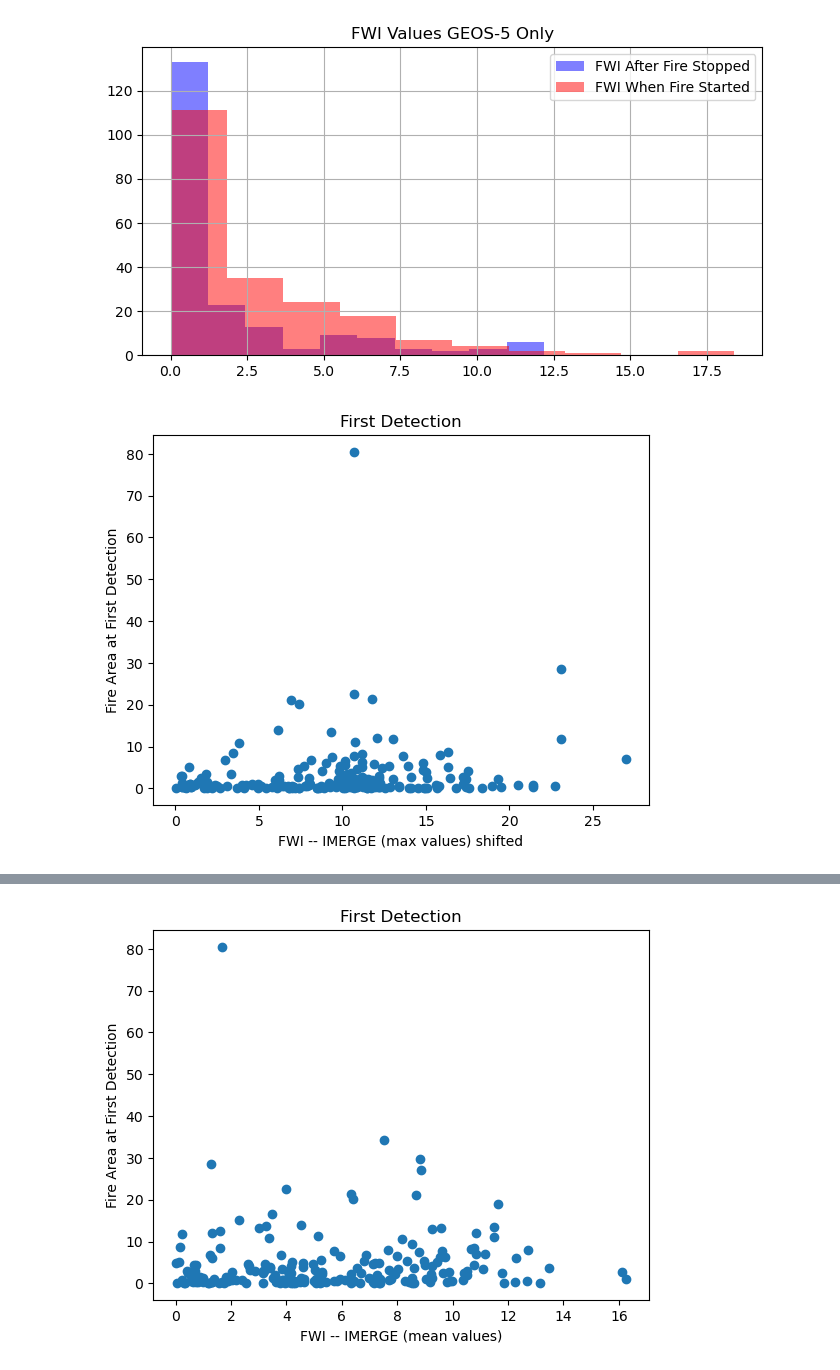
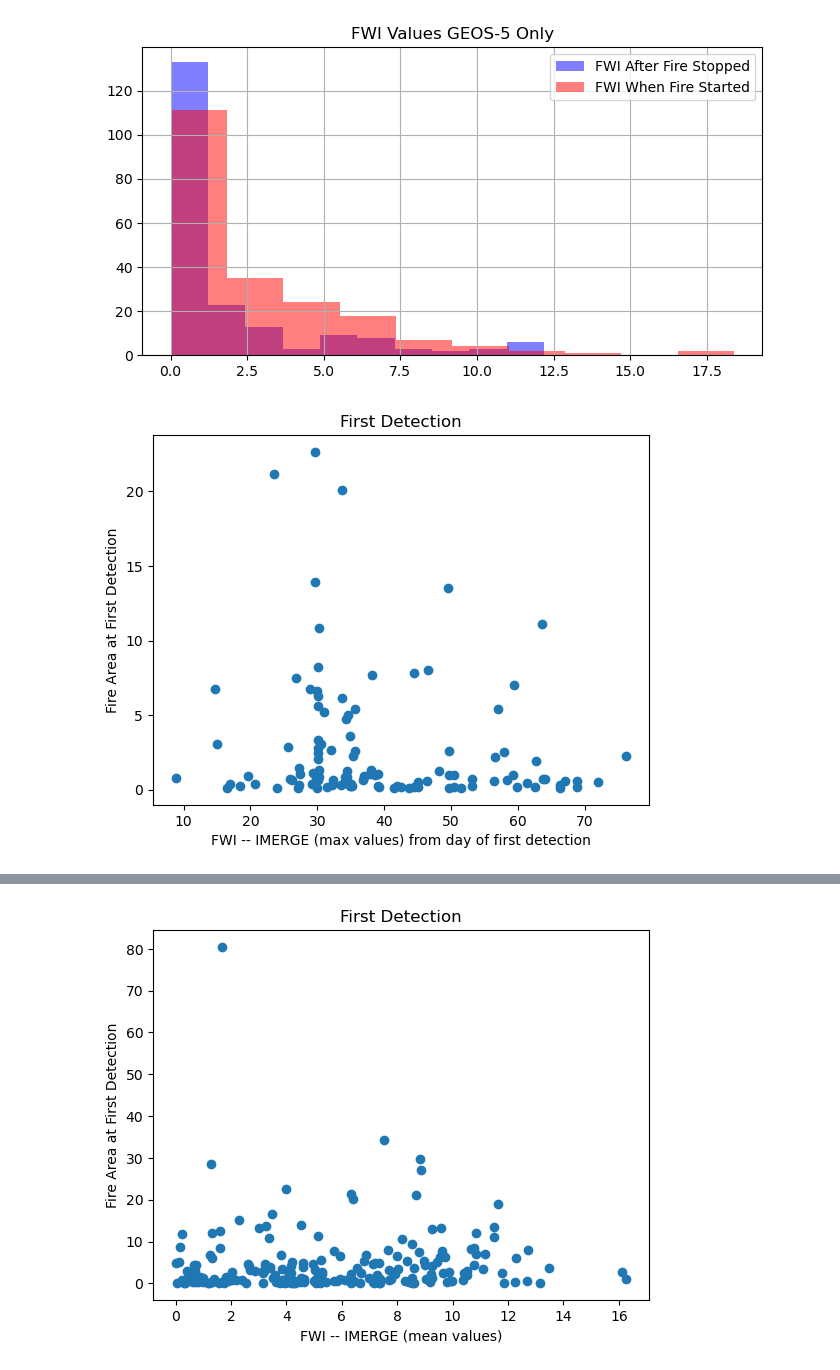
Before and after one commit to mccabete/fwiVis, a Jupyter notebook: notebooks/model_of_fireline_exploratory.ipynb, the cells around one changed output, grey strips where cells are left out. Drawn from its saved outputs; the diff is of its cells as text; code cells hidden in the pictures.

```diff
--- a/notebooks/model_of_fireline_exploratory.ipynb
+++ b/notebooks/model_of_fireline_exploratory.ipynb
@@ -675,18 +679,18 @@ plt.savefig(os.path.abspath("exploratory_figs/igs_vs_ext_hist_IMERGE.png"))
 plt.show()
 # %% [output]
 [figure]
-# %%
-post_fr_fl['GEOS-5.IMERGEARLY_shifted'] = post_fr_fl.groupby("fireID")['GEOS-5.IMERGEARLY'].shift(1)
-
-plt.scatter(post_fr_fl[post_fr_fl.is_ig == True]['GEOS-5.IMERGEARLY_shifted'], post_fr_fl[post_fr_fl.is_ig == True].farea)
-#post_fr[post_fr.is_ext == True]['FWI'].hist(color = "blue", alpha = 0.5, label = "FWI After Fire Stopped")
-#post_fr[post_fr.is_ig == True]['FWI'].hist(figsize=(8, 4), color = "red", alpha = 0.5, label = "FWI When Fire Started")
-#plt.legend()
-plt.ylabel("Fire Area at First Detection")
-plt.xlabel("FWI -- IMERGE (max values) shifted")
-plt.title("First Detection")
-# Display the plot
-#plt.savefig(os.path.abspath("exploratory_figs/igs_fwi_vs_farea_scatter_IMERGE.png"))
-plt.show()
-# %% [output]
-[figure, removed]
+# %%
+post_fr_fl['GEOS-5.IMERGEARLY_shifted'] = post_fr_fl.groupby("fireID")['GEOS-5.IMERGEARLY'].shift(1)
+
+plt.scatter(post_fr_fl[post_fr_fl.is_ig == True]['GEOS-5.IMERGEARLY'], post_fr_fl[post_fr_fl.is_ig == True].farea)
+#post_fr[post_fr.is_ext == True]['FWI'].hist(color = "blue", alpha = 0.5, label = "FWI After Fire Stopped")
+#post_fr[post_fr.is_ig == True]['FWI'].hist(figsize=(8, 4), color = "red", alpha = 0.5, label = "FWI When Fire Started")
+#plt.legend()
+plt.ylabel("Fire Area at First Detection")
+plt.xlabel("FWI -- IMERGE (max values) from day of first detection")
+plt.title("First Detection")
+# Display the plot
+#plt.savefig(os.path.abspath("exploratory_figs/igs_fwi_vs_farea_scatter_IMERGE.png"))
+plt.show()
+# %% [output]
+[figure, added]
```
Also changed, not shown: parts of 4 cells of this notebook, 6 other files.
